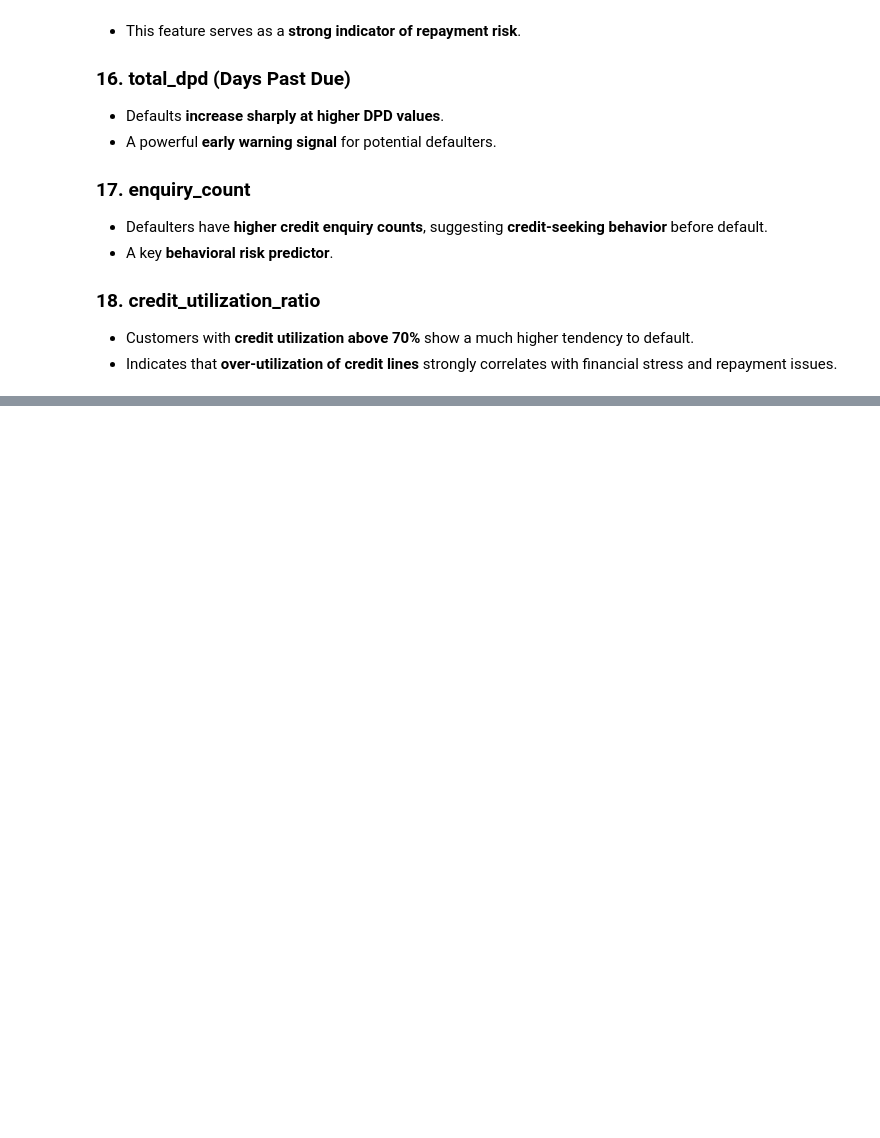
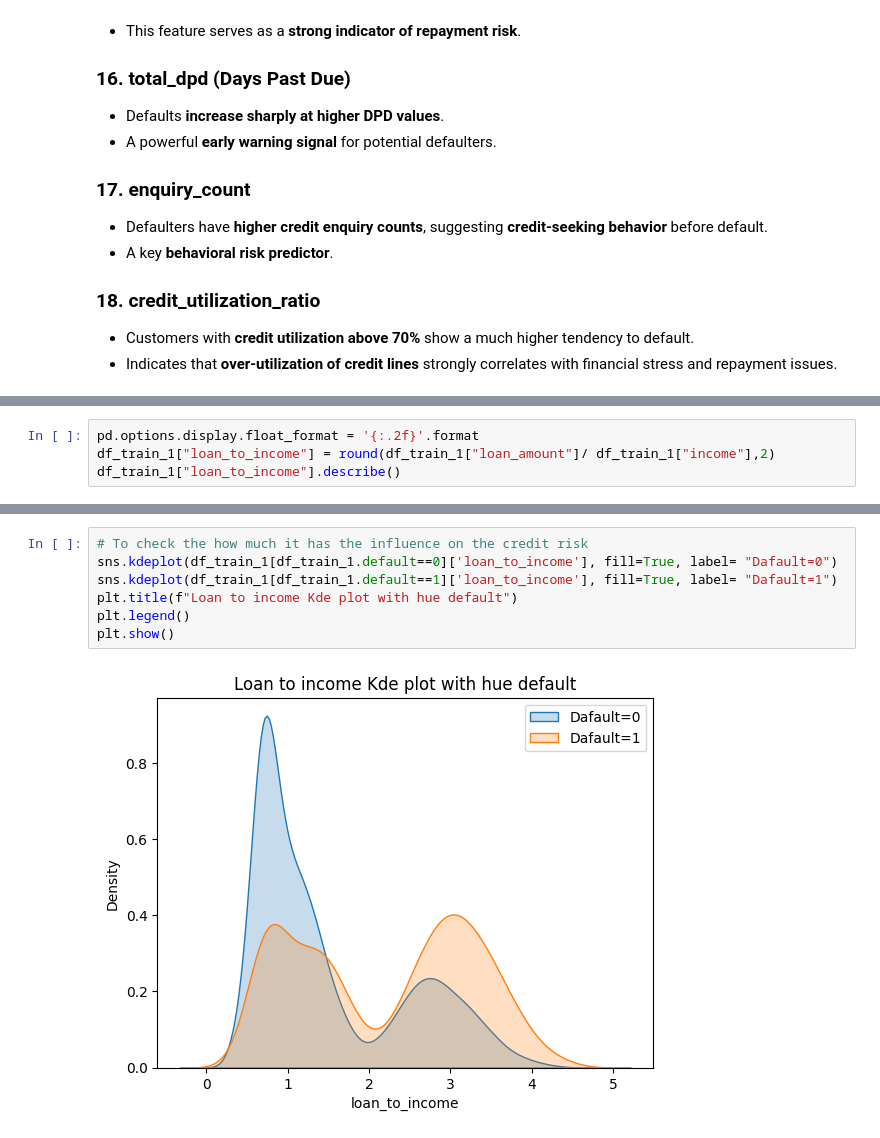
Before and after one commit to mohsinbhatti77/Classification, a Jupyter notebook: NoteBooks/EDA & Feature Engr.ipynb, the cells around one changed output, grey strips where cells are left out. Cells and saved outputs as stored; diff of their text form; blank space fills up the shorter version.

```diff
--- a/NoteBooks/EDA & Feature Engr.ipynb
+++ b/NoteBooks/EDA & Feature Engr.ipynb
@@ -172,0 +176,4 @@ for start in range(0, num_cols, plots_per_row):
+# %%
+pd.options.display.float_format = '{:.2f}'.format
+df_train_1["loan_to_income"] = round(df_train_1["loan_amount"]/ df_train_1["income"],2)
+df_train_1["loan_to_income"].describe()
@@ -172,0 +190,9 @@ for start in range(0, num_cols, plots_per_row):
+# %%
+# To check the how much it has the influence on the credit risk
+sns.kdeplot(df_train_1[df_train_1.default==0]['loan_to_income'], fill=True, label= "Dafault=0")
+sns.kdeplot(df_train_1[df_train_1.default==1]['loan_to_income'], fill=True, label= "Dafault=1")
+plt.title(f"Loan to income Kde plot with hue default")
+plt.legend()
+plt.show()
+# %% [output]
+[figure, added]
```
Also changed, not shown: parts of 4 cells of this notebook.
